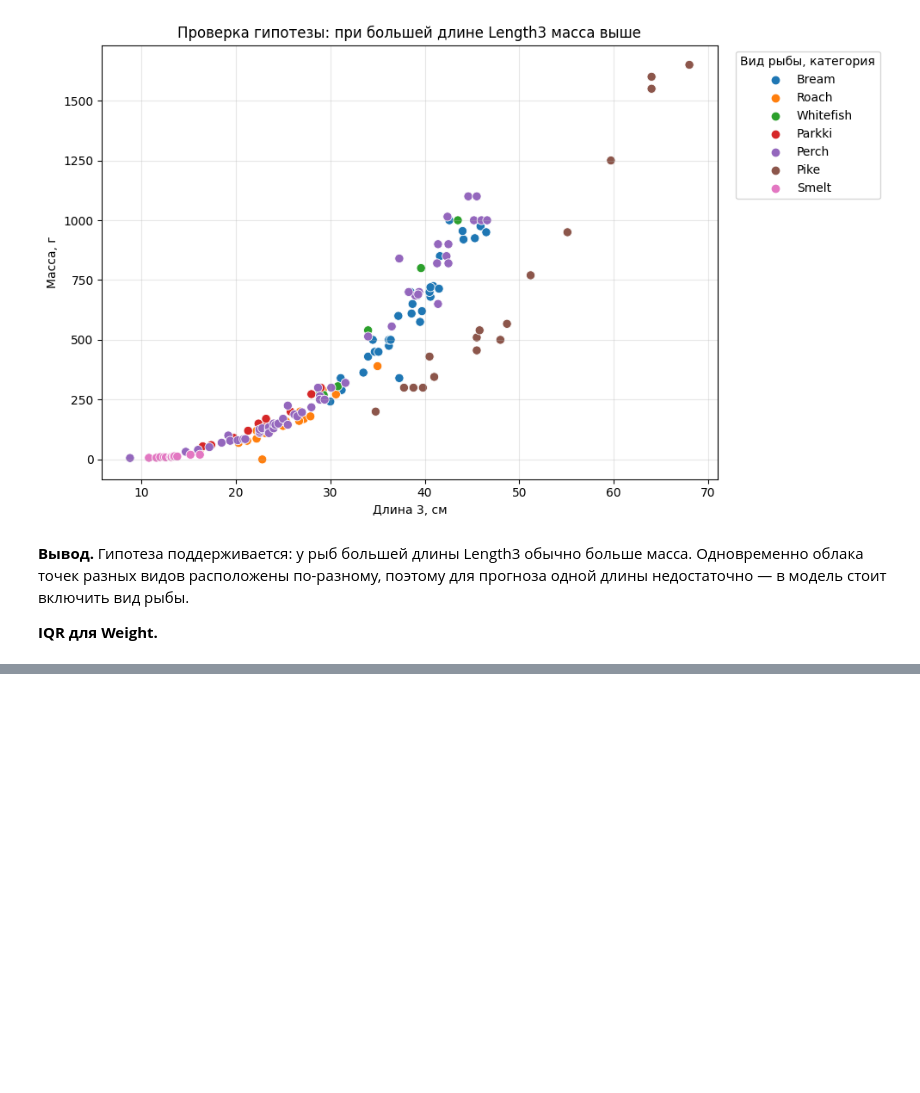
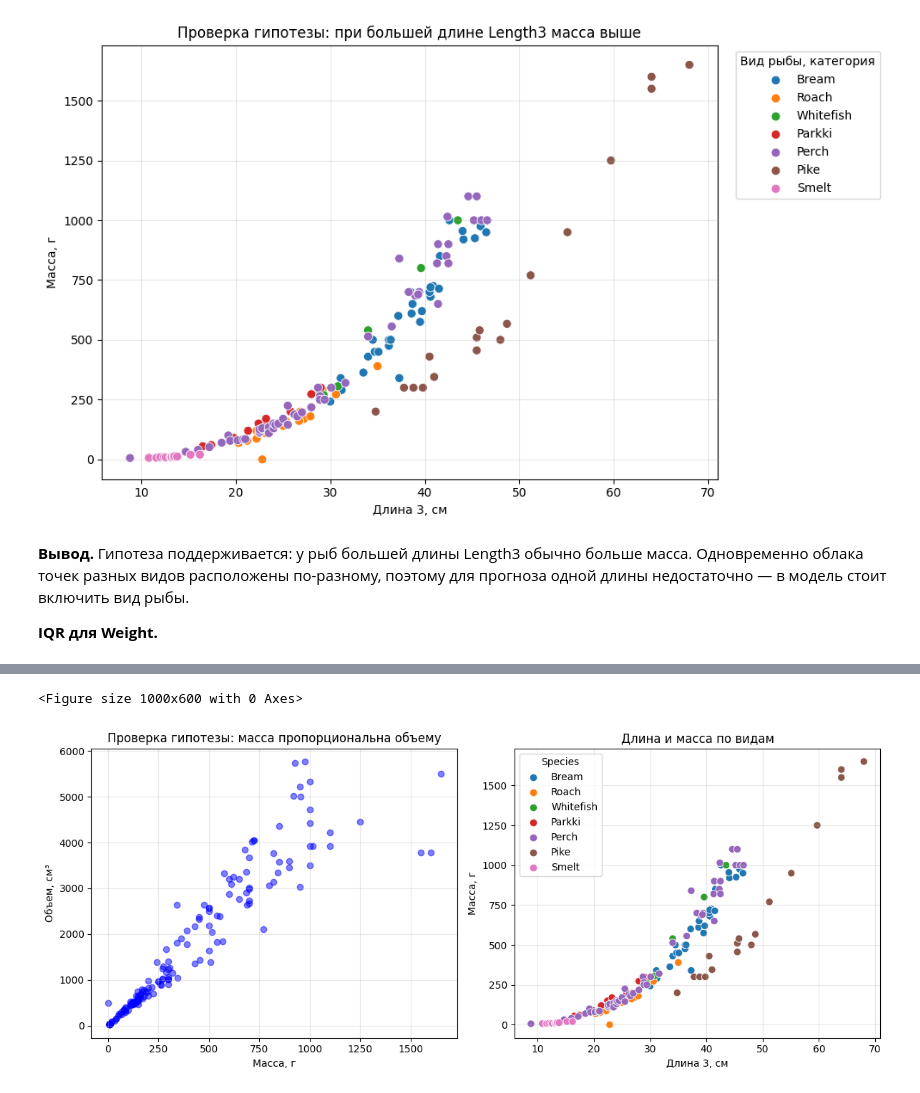
Before and after one commit to KSveselov/lab_3_ai, a Jupyter notebook: lab_1/Fish-Dimensions-Regression-Analysis/notebooks/01-eda.ipynb, the cells around one changed output, grey strips where cells are left out. Drawn from its saved outputs; the diff is of its cells as text; code cells hidden in the pictures; blank space fills up the shorter version.

Commit message:
Добавил 2 гипотезы и их проверку.

```diff
--- a/lab_1/Fish-Dimensions-Regression-Analysis/notebooks/01-eda.ipynb
+++ b/lab_1/Fish-Dimensions-Regression-Analysis/notebooks/01-eda.ipynb
@@ -220,0 +255,2 @@ plt.show()
+# %%
+df["Weight_outlier"] = (df.index.isin(iqr_rows) | df.index.isin(mad_rows))
@@ -220,0 +267,27 @@ plt.show()
+# %%
+plt.figure(figsize=(10, 6))
+fig, axes = plt.subplots(1, 2, figsize=(12, 5))
+axes[0].scatter(df["Weight"], df["Length3"]*df["Width"]*df["Height"], c="blue", alpha=0.5)
+axes[0].set_title("Проверка гипотезы: масса пропорциональна объему")
+axes[0].set_xlabel("Масса, г")
+axes[0].set_ylabel("Объем, см³")
+axes[0].grid(alpha=0.3)
+
+sns.scatterplot(
+      data=df,
+      x="Length3",
+      y="Weight",
+      hue="Species",
+      s=55,
+      ax=axes[1]
+  )
+axes[1].set_title("Длина и масса по видам")
+axes[1].set_xlabel("Длина 3, см")
+axes[1].set_ylabel("Масса, г")
+axes[1].grid(alpha=0.3)
+
+plt.tight_layout()
+plt.show()
+# %% [output]
+<Figure size 1000x600 with 0 Axes>
+[figure, added]
```
Also changed, not shown: parts of 4 cells of this notebook.
